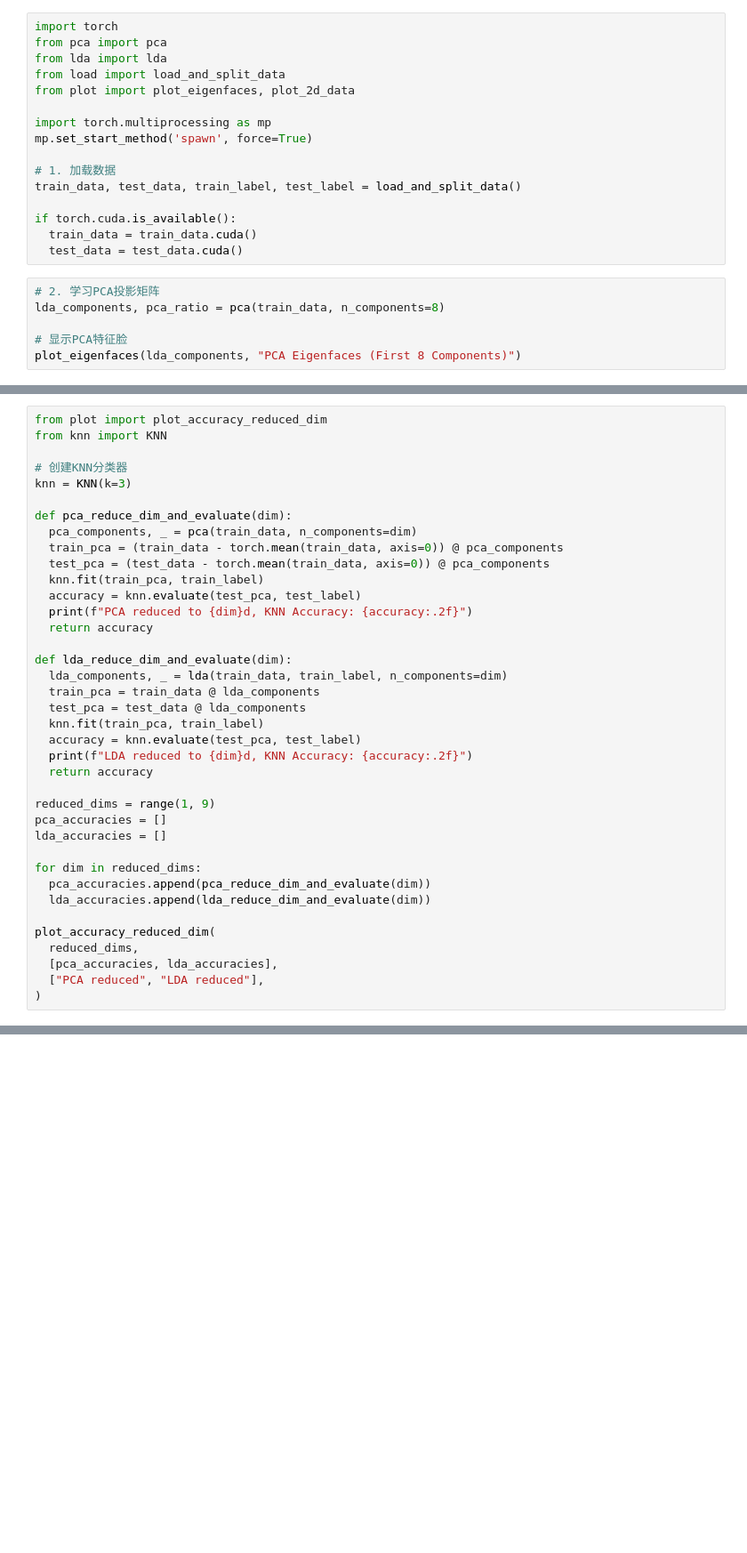
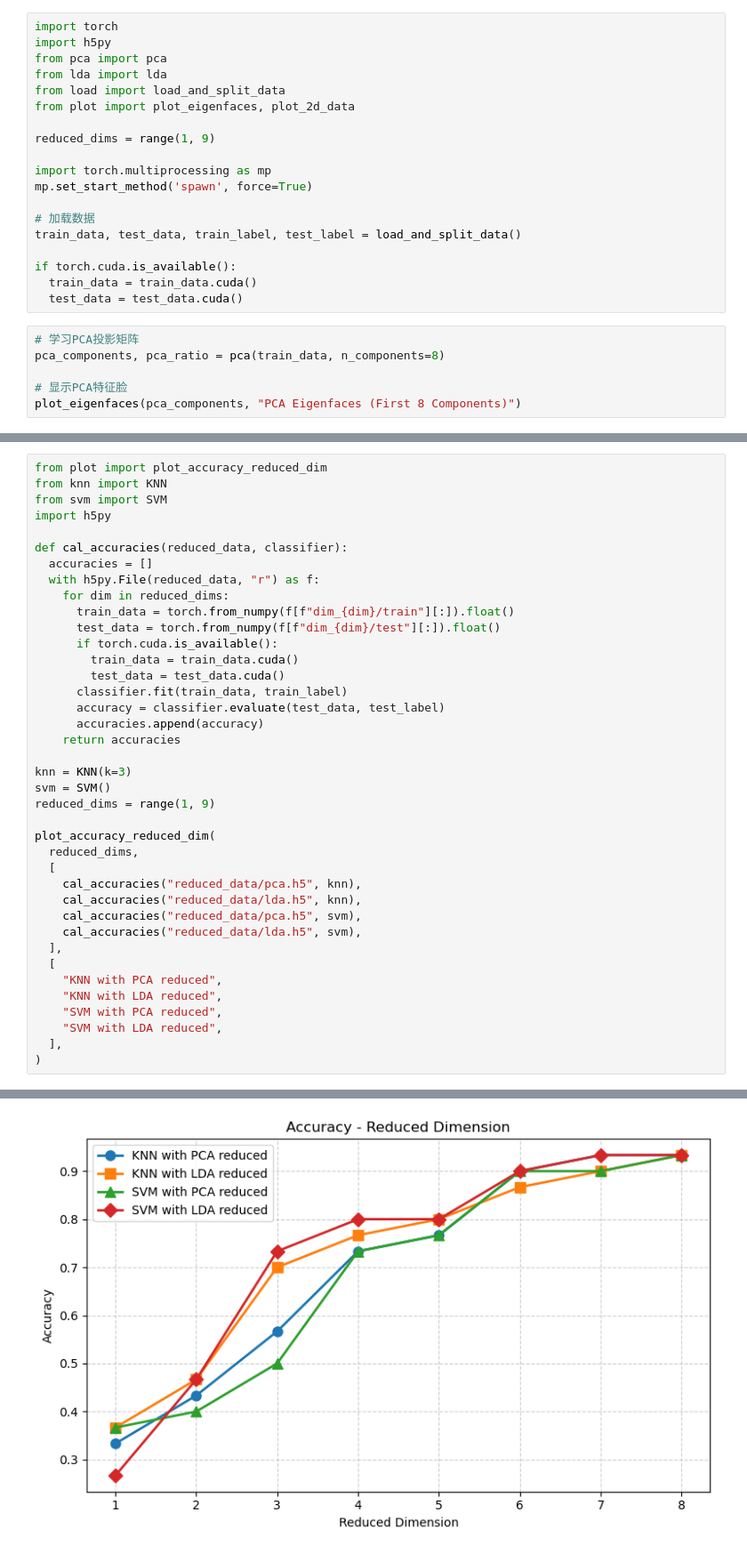
Before and after one commit to fuuzen/pattern-recognition, a Jupyter notebook: Homework2/main.ipynb, the cells around one changed output, grey strips where cells are left out. Shown: that part at 89% size. Cells and saved outputs as stored; diff of their text form; blank space fills up the shorter version.

```diff
--- a/Homework2/main.ipynb
+++ b/Homework2/main.ipynb
@@ -1,25 +1,28 @@
 # %%
 import torch
+import h5py
 from pca import pca
 from lda import lda
 from load import load_and_split_data
 from plot import plot_eigenfaces, plot_2d_data
 
+reduced_dims = range(1, 9)
+
 import torch.multiprocessing as mp
 mp.set_start_method('spawn', force=True)
 
-# 1. 加载数据
+# 加载数据
 train_data, test_data, train_label, test_label = load_and_split_data()
 
 if torch.cuda.is_available():
   train_data = train_data.cuda()
   test_data = test_data.cuda()
 # %%
-# 2. 学习PCA投影矩阵
-lda_components, pca_ratio = pca(train_data, n_components=8)
+# 学习PCA投影矩阵
+pca_components, pca_ratio = pca(train_data, n_components=8)
 
 # 显示PCA特征脸
-plot_eigenfaces(lda_components, "PCA Eigenfaces (First 8 Components)")
+plot_eigenfaces(pca_components, "PCA Eigenfaces (First 8 Components)")
 # %% [output]
 [figure]
 # %%
@@ -61,39 +89,40 @@ plot_2d_data(test_lda_2d, test_label, "LDA Projection (Test Data, 2D)")
 # %%
 from plot import plot_accuracy_reduced_dim
 from knn import KNN
+from svm import SVM
+import h5py
 
-# 创建KNN分类器
+def cal_accuracies(reduced_data, classifier):
+  accuracies = []
+  with h5py.File(reduced_data, "r") as f:
+    for dim in reduced_dims:
+      train_data = torch.from_numpy(f[f"dim_{dim}/train"][:]).float()
+      test_data = torch.from_numpy(f[f"dim_{dim}/test"][:]).float()
+      if torch.cuda.is_available():
+        train_data = train_data.cuda()
+        test_data = test_data.cuda()
+      classifier.fit(train_data, train_label)
+      accuracy = classifier.evaluate(test_data, test_label)
+      accuracies.append(accuracy)
+    return accuracies
+
 knn = KNN(k=3)
-
-def pca_reduce_dim_and_evaluate(dim):
-  pca_components, _ = pca(train_data, n_components=dim)
-  train_pca = (train_data - torch.mean(train_data, axis=0)) @ pca_components
-  test_pca = (test_data - torch.mean(train_data, axis=0)) @ pca_components
-  knn.fit(train_pca, train_label)
-  accuracy = knn.evaluate(test_pca, test_label)
-  print(f"PCA reduced to {dim}d, KNN Accuracy: {accuracy:.2f}")
-  return accuracy
-
-def lda_reduce_dim_and_evaluate(dim):
-  lda_components, _ = lda(train_data, train_label, n_components=dim)
-  train_pca = train_data @ lda_components
-  test_pca = test_data @ lda_components
-  knn.fit(train_pca, train_label)
-  accuracy = knn.evaluate(test_pca, test_label)
-  print(f"LDA reduced to {dim}d, KNN Accuracy: {accuracy:.2f}")
-  return accuracy
-
+svm = SVM()
 reduced_dims = range(1, 9)
-pca_accuracies = []
-lda_accuracies = []
-
-for dim in reduced_dims:
-  pca_accuracies.append(pca_reduce_dim_and_evaluate(dim))
-  lda_accuracies.append(lda_reduce_dim_and_evaluate(dim))
 
 plot_accuracy_reduced_dim(
   reduced_dims,
-  [pca_accuracies, lda_accuracies],
-  ["PCA reduced", "LDA reduced"],
+  [
+    cal_accuracies("reduced_data/pca.h5", knn),
+    cal_accuracies("reduced_data/lda.h5", knn),
+    cal_accuracies("reduced_data/pca.h5", svm),
+    cal_accuracies("reduced_data/lda.h5", svm),
+  ],
+  [
+    "KNN with PCA reduced",
+    "KNN with LDA reduced",
+    "SVM with PCA reduced",
+    "SVM with LDA reduced",
+  ],
 )
 # %% [output]
@@ -104,0 +129 @@ PCA reduced to 3d, KNN Accuracy: 0.57
+[figure, added]
```
Also changed, not shown: parts of 3 cells of this notebook, 13 other files.
